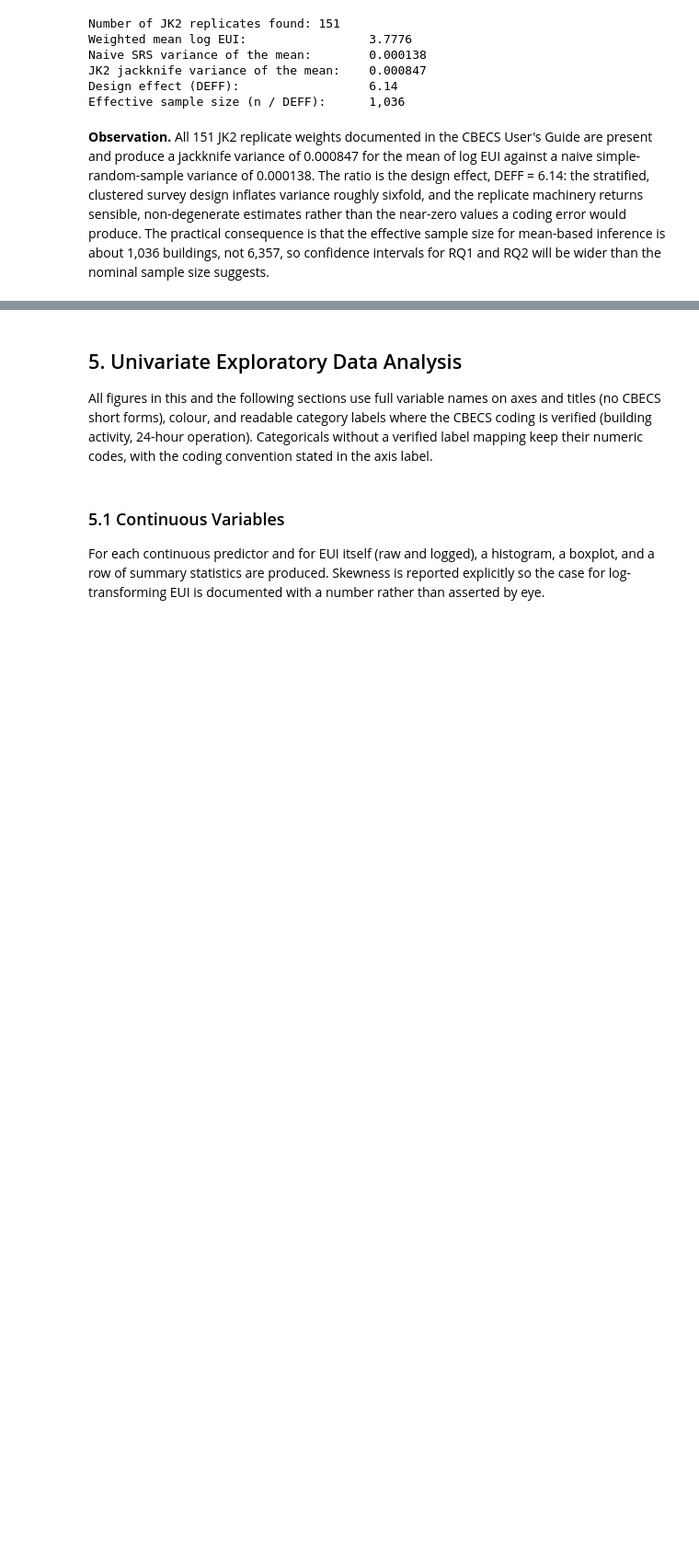
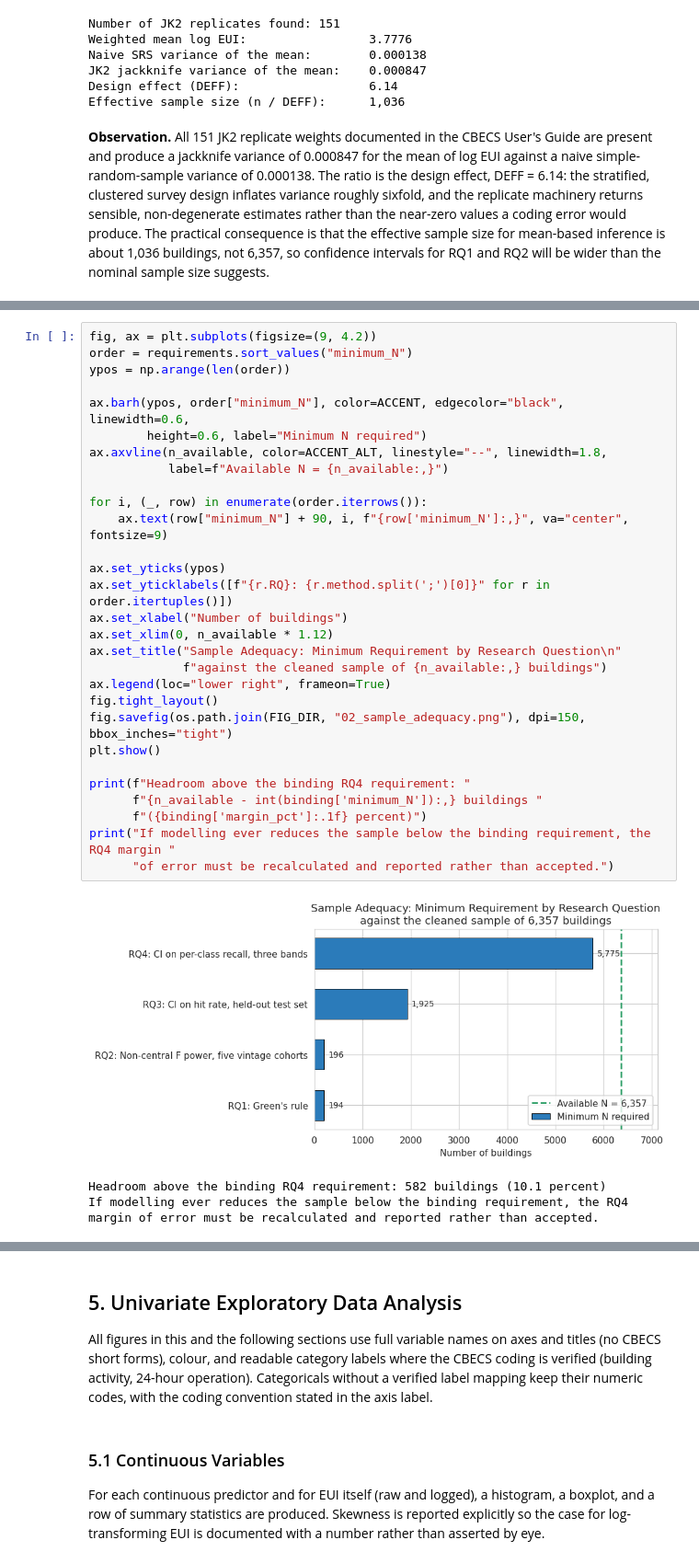
Before and after one commit to Shaman2320/QM640_Capstone_BuildingEnergyPerfromance, a Jupyter notebook: notebooks/cbecs_eda_pipeline.ipynb, the cells around one changed output, grey strips where cells are left out. Shown at 92% size. Drawn from its saved outputs; the diff is of its cells as text; blank space fills up the shorter version.

```diff
--- a/notebooks/cbecs_eda_pipeline.ipynb
+++ b/notebooks/cbecs_eda_pipeline.ipynb
@@ -308,0 +514,33 @@ Effective sample size (n / DEFF):      1,036
+# %%
+fig, ax = plt.subplots(figsize=(9, 4.2))
+order = requirements.sort_values("minimum_N")
+ypos = np.arange(len(order))
+
+ax.barh(ypos, order["minimum_N"], color=ACCENT, edgecolor="black", linewidth=0.6,
+        height=0.6, label="Minimum N required")
+ax.axvline(n_available, color=ACCENT_ALT, linestyle="--", linewidth=1.8,
+           label=f"Available N = {n_available:,}")
+
+for i, (_, row) in enumerate(order.iterrows()):
+    ax.text(row["minimum_N"] + 90, i, f"{row['minimum_N']:,}", va="center", fontsize=9)
+
+ax.set_yticks(ypos)
+ax.set_yticklabels([f"{r.RQ}: {r.method.split(';')[0]}" for r in order.itertuples()])
+ax.set_xlabel("Number of buildings")
+ax.set_xlim(0, n_available * 1.12)
+ax.set_title("Sample Adequacy: Minimum Requirement by Research Question\n"
+             f"against the cleaned sample of {n_available:,} buildings")
+ax.legend(loc="lower right", frameon=True)
+fig.tight_layout()
+fig.savefig(os.path.join(FIG_DIR, "02_sample_adequacy.png"), dpi=150, bbox_inches="tight")
+plt.show()
+
+print(f"Headroom above the binding RQ4 requirement: "
+      f"{n_available - int(binding['minimum_N']):,} buildings "
+      f"({binding['margin_pct']:.1f} percent)")
+print("If modelling ever reduces the sample below the binding requirement, the RQ4 margin "
+      "of error must be recalculated and reported rather than accepted.")
+# %% [output]
+[figure, added]
+Headroom above the binding RQ4 requirement: 582 buildings (10.1 percent)
+If modelling ever reduces the sample below the binding requirement, the RQ4 margin of error must be recalculated and reported rather than accepted.
```
Also changed, not shown: parts of 20 cells of this notebook, 4 other files.
